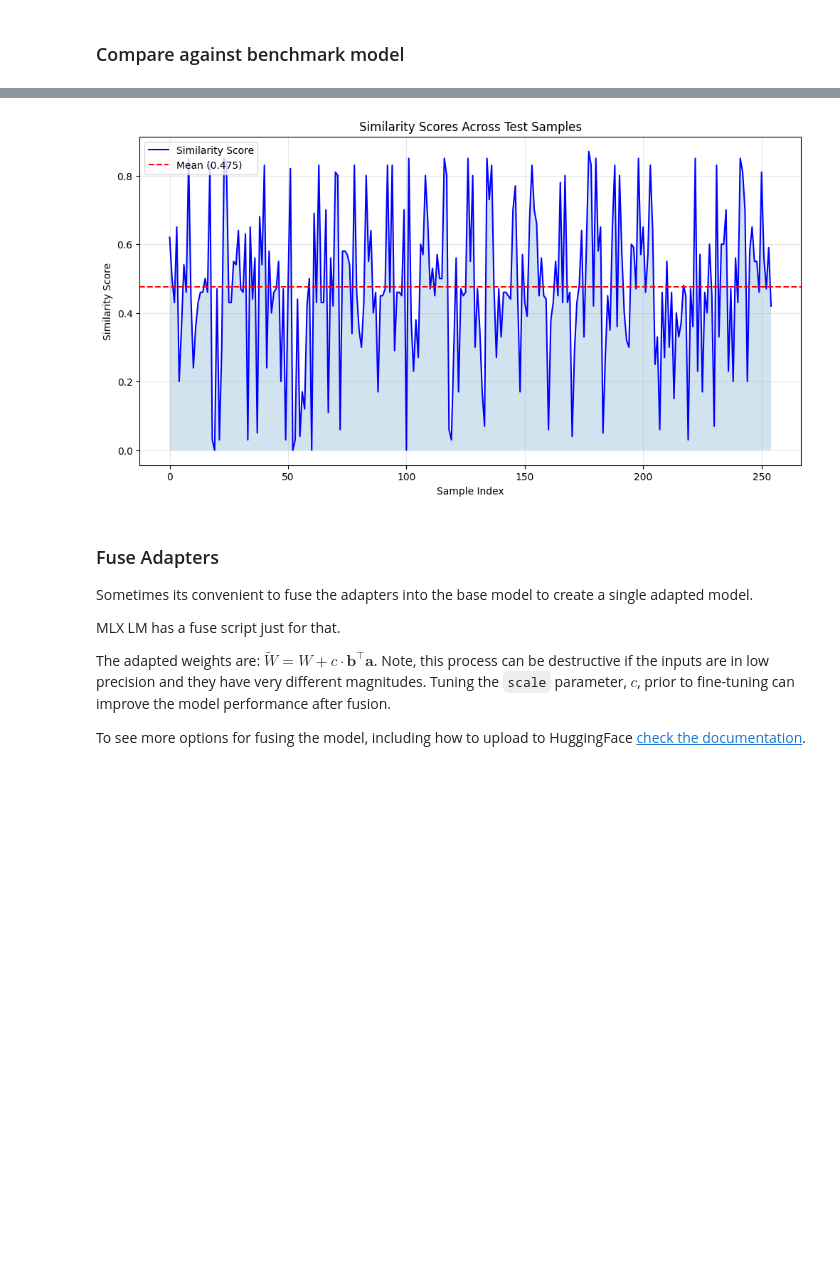
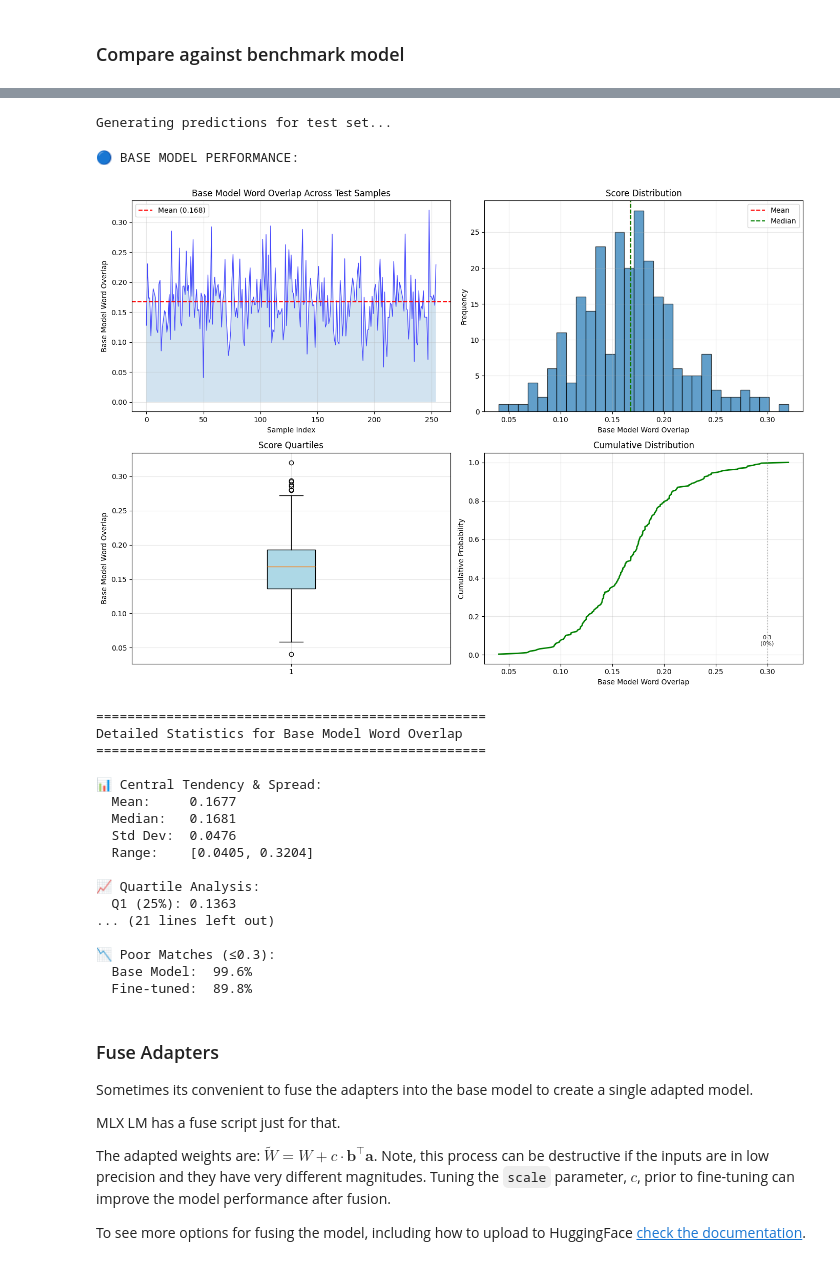
Before and after one commit to DidierRLopes/fine-tune-llm, a Jupyter notebook: fine-tune.ipynb, the cells around one changed output, grey strips where cells are left out. Cells and saved outputs as stored; diff of their text form; code cells hidden in the pictures; blank space fills up the shorter version.

```diff
--- a/fine-tune.ipynb
+++ b/fine-tune.ipynb
@@ -222,0 +369,3 @@ Number of trainable parameters: 3145728
+# %%
+# Print training configuration summary
+print_training_summary(model, lora_config, len(train_set), len(val_set), len(test_set))
@@ -334,4 +586,11 @@ workspace also offers a range of analytical tools and visualization capabilities
 # %%
-ft_model_answer = generate(model, tokenizer, "What is the OpenBB workspace? How is it different from others?", max_tokens=200)
+# Use the same Phi-3 format for the fine-tuned model
+prompt = (
+    f"<|system|>\n{SYSTEM_PROMPT}<|end|>\n"
+    "<|user|>\nWhy is boxing good for you?<|end|>\n"
+    "<|assistant|>"
+)
+
+ft_model_answer = generate(model, tokenizer, prompt, max_tokens=200)
 print(fill(ft_model_answer, width=120))
 # %% [output]
@@ -477,10 +888,42 @@ Scores ≤ 0.3: 21.6%
 # %% [markdown]
 ### Compare against benchmark model
 # %%
+# Compare against base model (before fine-tuning)
+print("="*60)
+print("Evaluating BASE MODEL for comparison")
+print("="*60)
+
 model_path = "microsoft/Phi-3-mini-4k-instruct"
 base_model, base_tokenizer = load(model_path)
 
-scores = evaluate_with_llama(test_set_questions, test_set_answers, base_model, base_tokenizer)
+# Use the same evaluation method for fair comparison
+if USE_BERTSCORE:
+    base_eval_results = evaluate_with_bertscore(test_set_questions, test_set_answers, base_model, base_tokenizer)
+    base_scores = base_eval_results['f1_scores']
+else:
+    base_eval_results = evaluate_with_simple_metrics(test_set_questions, test_set_answers, base_model, base_tokenizer)
+    base_scores = base_eval_results['word_overlap_scores']
 
-stats = plot_and_analyze_scores(scores)
+# Plot base model results
+print("\n🔵 BASE MODEL PERFORMANCE:")
+base_stats = plot_and_analyze_scores(base_scores, f"Base Model {metric_name}")
+
+# Compare the two models
+print("\n" + "="*60)
+print("📊 PERFORMANCE COMPARISON: Fine-tuned vs Base Model")
+print("="*60)
+
+improvement = ((stats['Mean'] - base_stats['Mean']) / base_stats['Mean']) * 100
+print(f"\n🎯 Mean Score:")
+print(f"  Base Model:  {base_stats['Mean']:.4f}")
+print(f"  Fine-tuned:  {stats['Mean']:.4f}")
+print(f"  Improvement: {improvement:+.1f}%")
+
+print(f"\n📈 Good Matches (≥0.7):")
+print(f"  Base Model:  {base_stats['Scores ≥ 0.7']:.1%}")
+print(f"  Fine-tuned:  {stats['Scores ≥ 0.7']:.1%}")
+
+print(f"\n📉 Poor Matches (≤0.3):")
+print(f"  Base Model:  {base_stats['Scores ≤ 0.3']:.1%}")
+print(f"  Fine-tuned:  {stats['Scores ≤ 0.3']:.1%}")
 # %% [output]
@@ -496,4 +933,23 @@ Scores ≤ 0.3: 20.4%
+Generating predictions for test set...
+🔵 BASE MODEL PERFORMANCE:
-[figure, old version]
+[figure, new version]
+==================================================
+Detailed Statistics for Base Model Word Overlap
+==================================================
+
+📊 Central Tendency & Spread:
+  Mean:     0.1677
+  Median:   0.1681
+  Std Dev:  0.0476
+  Range:    [0.0405, 0.3204]
+
+📈 Quartile Analysis:
+  Q1 (25%): 0.1363
+... (21 lines left out)
+
+📉 Poor Matches (≤0.3):
+  Base Model:  99.6%
+  Fine-tuned:  89.8%
 # %% [markdown]
 ### Fuse Adapters
 
```
Also changed, not shown: parts of 27 cells of this notebook, 1 other file.
